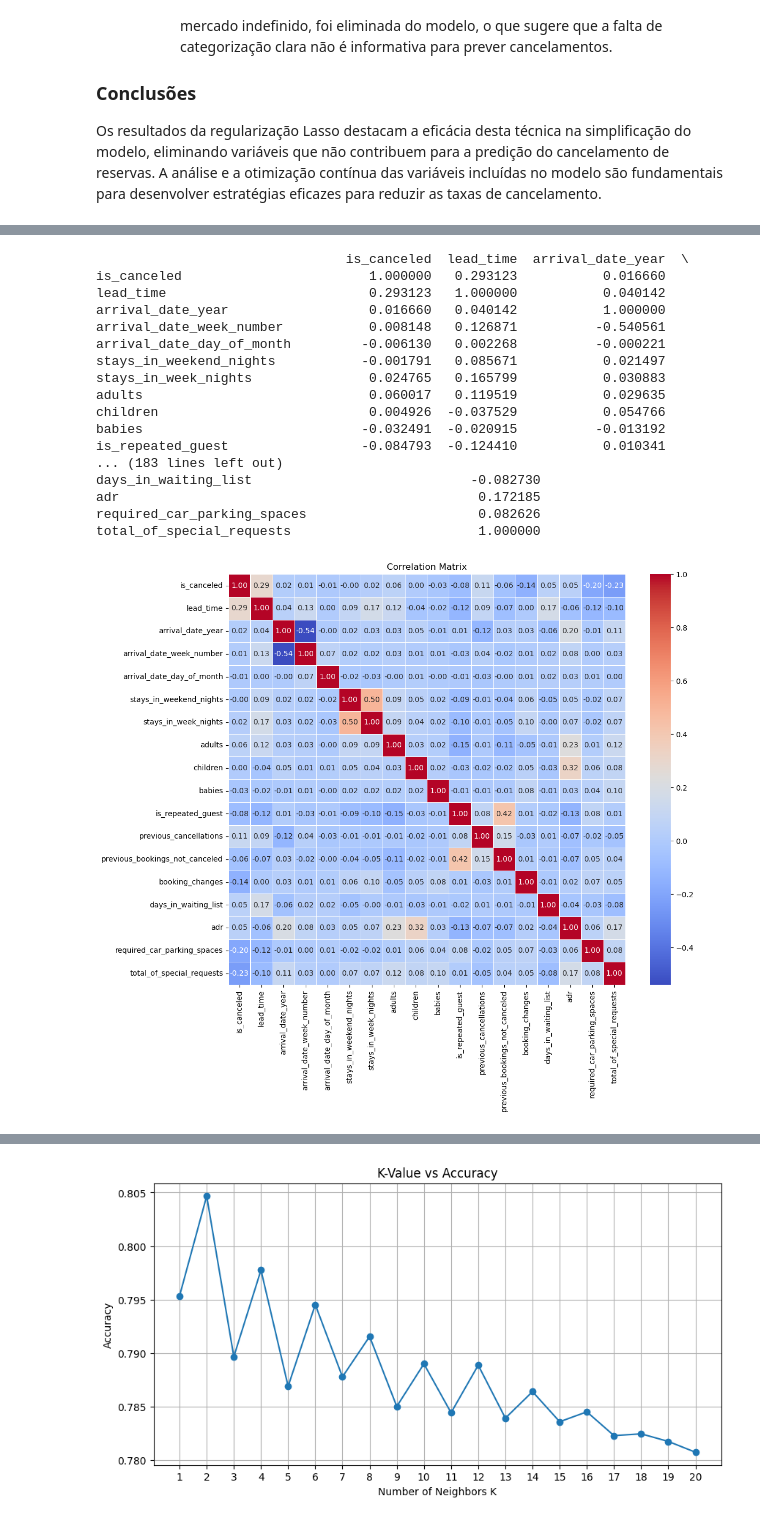
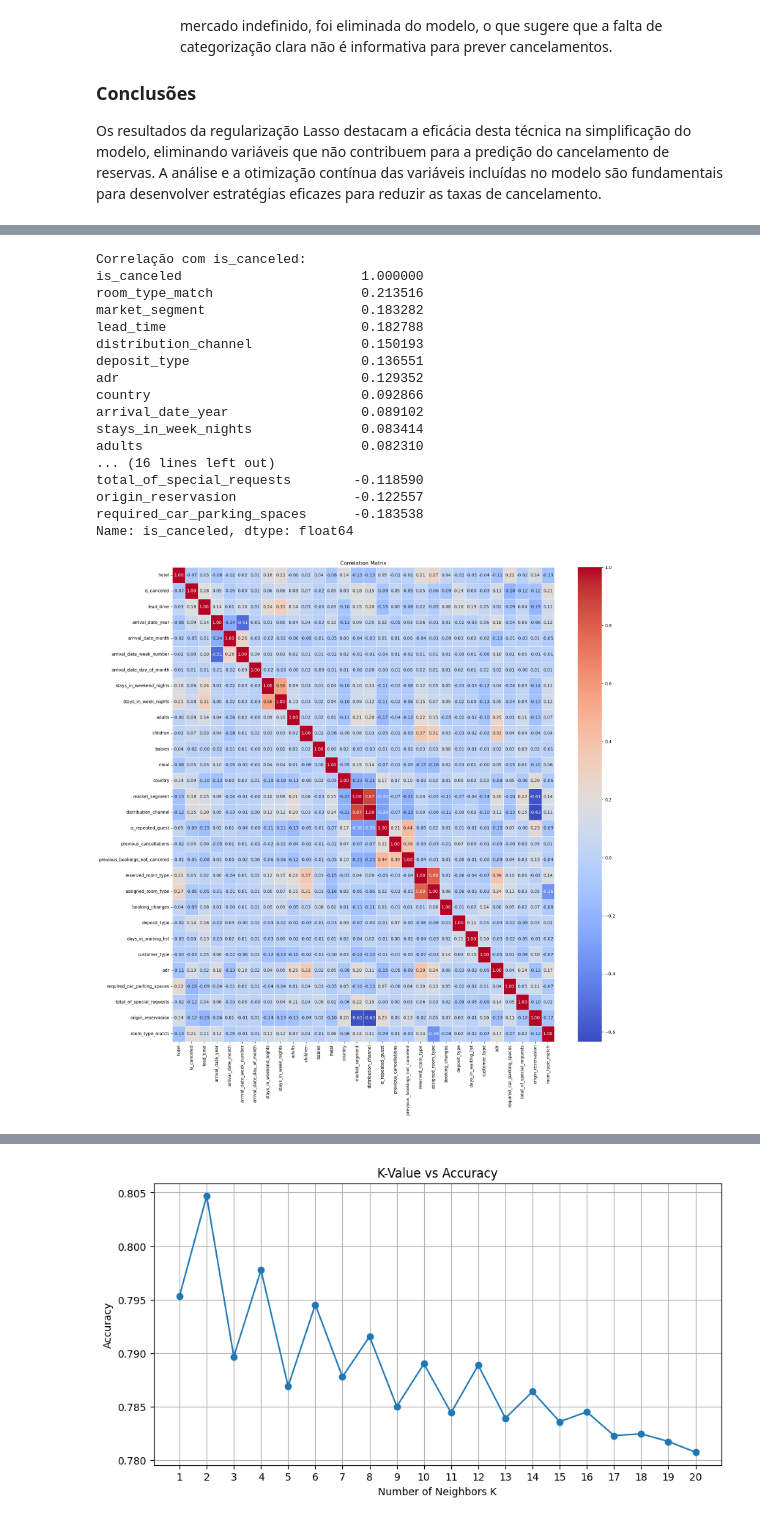
Before and after one commit to erportugueh/MINDD_Hotel, a Jupyter notebook: index-main.ipynb, the cells around one changed output, grey strips where cells are left out. Drawn from its saved outputs; the diff is of its cells as text; code cells hidden in the pictures.

```diff
--- a/index-main.ipynb
+++ b/index-main.ipynb
@@ -331,30 +309,35 @@ None
 # %%
 # Let's check the correlation between variables
-numerical_columns = data.select_dtypes(include=['int64', 'float64']).columns.tolist()
+numerical_columns = data.select_dtypes(include=['int32','int64', 'float64']).columns.tolist()
 correlation_num = data[numerical_columns].corr()
-print(correlation_num)
+# Filtrar as correlações com 'is_canceled' e ordenar em ordem decrescente
+correlation_with_is_canceled = correlation_num['is_canceled'].sort_values(ascending=False)
+
+# Exibir a correlação no terminal
+print("Correlação com is_canceled:")
+print(correlation_with_is_canceled)
 
 # Create a heatmap
-plt.figure(figsize=(12, 10))
+plt.figure(figsize=(20, 20))
 sns.heatmap(correlation_num, annot=True, cmap='coolwarm', fmt=".2f", linewidths=.5)
 plt.title('Correlation Matrix')
 plt.show()
 # %% [output]
-                                is_canceled  lead_time  arrival_date_year  \
-is_canceled                        1.000000   0.293123           0.016660
-lead_time                          0.293123   1.000000           0.040142
-arrival_date_year                  0.016660   0.040142           1.000000
-arrival_date_week_number           0.008148   0.126871          -0.540561
-arrival_date_day_of_month         -0.006130   0.002268          -0.000221
-stays_in_weekend_nights           -0.001791   0.085671           0.021497
-stays_in_week_nights               0.024765   0.165799           0.030883
-adults                             0.060017   0.119519           0.029635
-children                           0.004926  -0.037529           0.054766
-babies                            -0.032491  -0.020915          -0.013192
-is_repeated_guest                 -0.084793  -0.124410           0.010341
-... (183 lines left out)
-days_in_waiting_list                            -0.082730
-adr                                              0.172185
-required_car_parking_spaces                      0.082626
-total_of_special_requests                        1.000000
+Correlação com is_canceled:
+is_canceled                       1.000000
+room_type_match                   0.213516
+market_segment                    0.183282
+lead_time                         0.182788
+distribution_channel              0.150193
+deposit_type                      0.136551
+adr                               0.129352
+country                           0.092866
+arrival_date_year                 0.089102
+stays_in_week_nights              0.083414
+adults                            0.082310
+... (16 lines left out)
+total_of_special_requests        -0.118590
+origin_reservasion               -0.122557
+required_car_parking_spaces      -0.183538
+Name: is_canceled, dtype: float64
-[figure, old version]
+[figure, new version]
```
Also changed, not shown: parts of 13 cells of this notebook, 2 other files.
